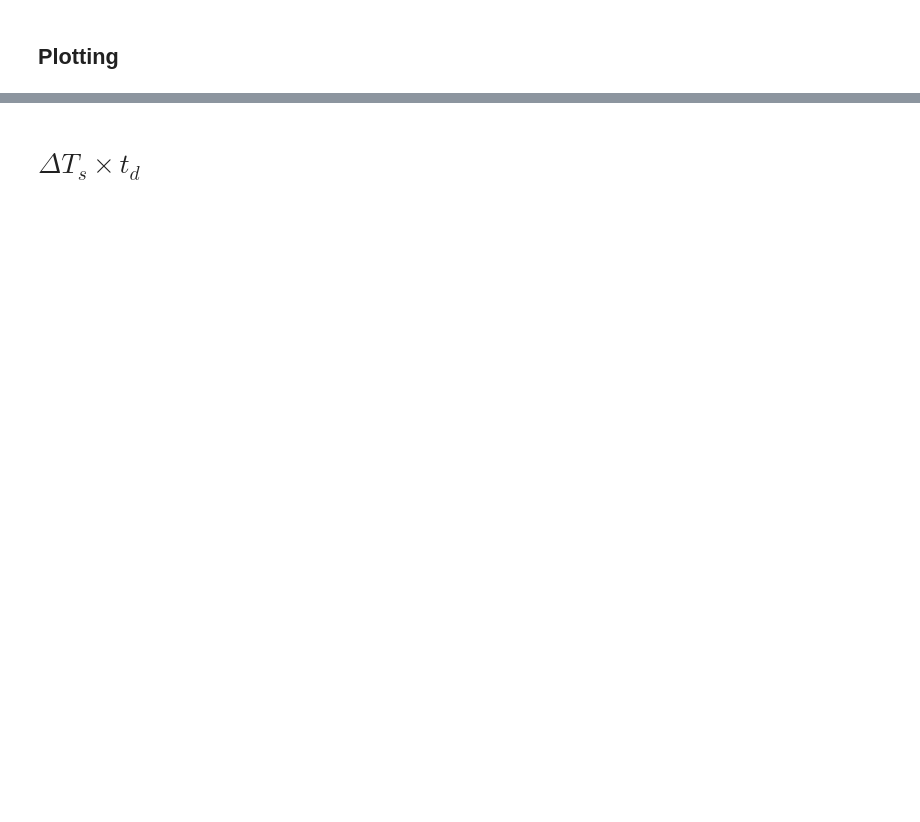
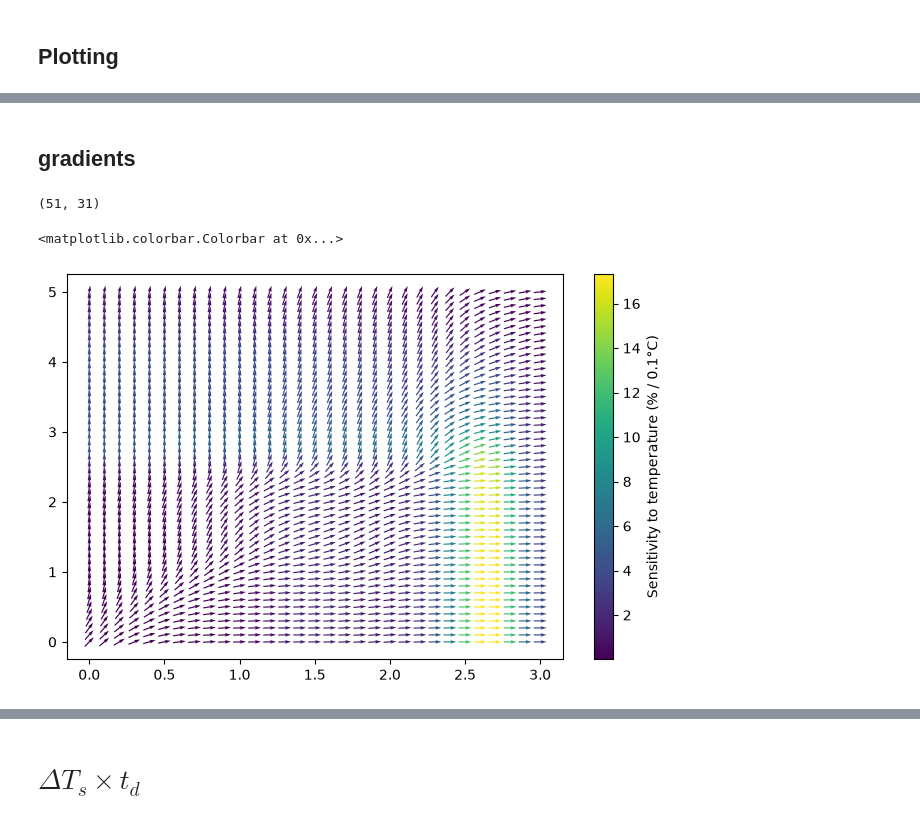
Before and after one commit to JBara97/NMaCh-TP, a Jupyter notebook: Code/Notebooks/Overshoots/3 - 2D sensitivity.ipynb, the cells around one changed output, grey strips where cells are left out. Cells and saved outputs as stored; diff of their text form; code cells hidden in the pictures; blank space fills up the shorter version.

```diff
--- a/Code/Notebooks/Overshoots/3 - 2D sensitivity.ipynb
+++ b/Code/Notebooks/Overshoots/3 - 2D sensitivity.ipynb
@@ -115,4 +111,11 @@ np.savetxt(data_folder+'/reef_mean.csv',D[:,:,-1,6])
 np.savetxt(data_folder+'/T_mean.csv',T)
 # %% [markdown]
 ## Plotting
+# %%
+T_peaks = np.arange(0,5.1,step=0.1) # change step to 0.2 for faster
+T_oss = np.arange(0,3.1,step=0.1)
+
+data_folder = '../../../Data/Simulations/Overshoots/ssp534-over/TAT'
+T = np.loadtxt(data_folder+'/T_mean.csv')
+T_grad = np.gradient(T,T_peaks,T_oss)
 # %%
@@ -151,0 +158,34 @@ fig.savefig('../../../Figures/Overshoots/NCC/2d_%s_TpTs.png'%baseline,bbox_inche
+# %% [markdown]
+## gradients
+# %%
+def symlog(x):
+    """ Returns the symmetric log10 value """
+    return np.sign(x) * np.log10(np.abs(x))
+
+def symexp(x):
+    """ Returns the symmetric exponential value"""
+    return np.sign(x) * np.exp(np.abs(x))
+
+T_grad = np.gradient(T,[np.diff(T_peaks)[0],np.diff(T_peaks)[1]])
+# %%
+T_Pg,T_Og = np.meshgrid(T_peaks,T_oss,indexing='ij')
+T_Pg.shape
+# %% [output]
+(51, 31)
+# %%
+grad_angles = np.arctan(T_grad[0]/T_grad[1])
+# %%
+fig,ax = plt.subplots(figsize=(8,5))
+im=ax.quiver(T_Og,T_Pg,
+             np.cos(grad_angles),np.sin(grad_angles),
+             100*0.1*np.sqrt(T_grad[0]**2+T_grad[1]**2),
+             angles='uv',pivot='middle',
+             units='height',scale=30,cmap='viridis'
+          )
+          # scale_units="width",scale=60)
+# CS = ax.contour(T_Og,T_Pg, to_plot.T*100,[10,30,50,70,90],
+#                  corner_mask=True,colors=['k'],linewidths=0.5)
+fig.colorbar(im,label='Sensitivity to temperature (% / 0.1°C)')
+# %% [output]
+<matplotlib.colorbar.Colorbar at 0x...>
+[figure, added]
```
Also changed, not shown: parts of 12 cells of this notebook, 5 other files.
